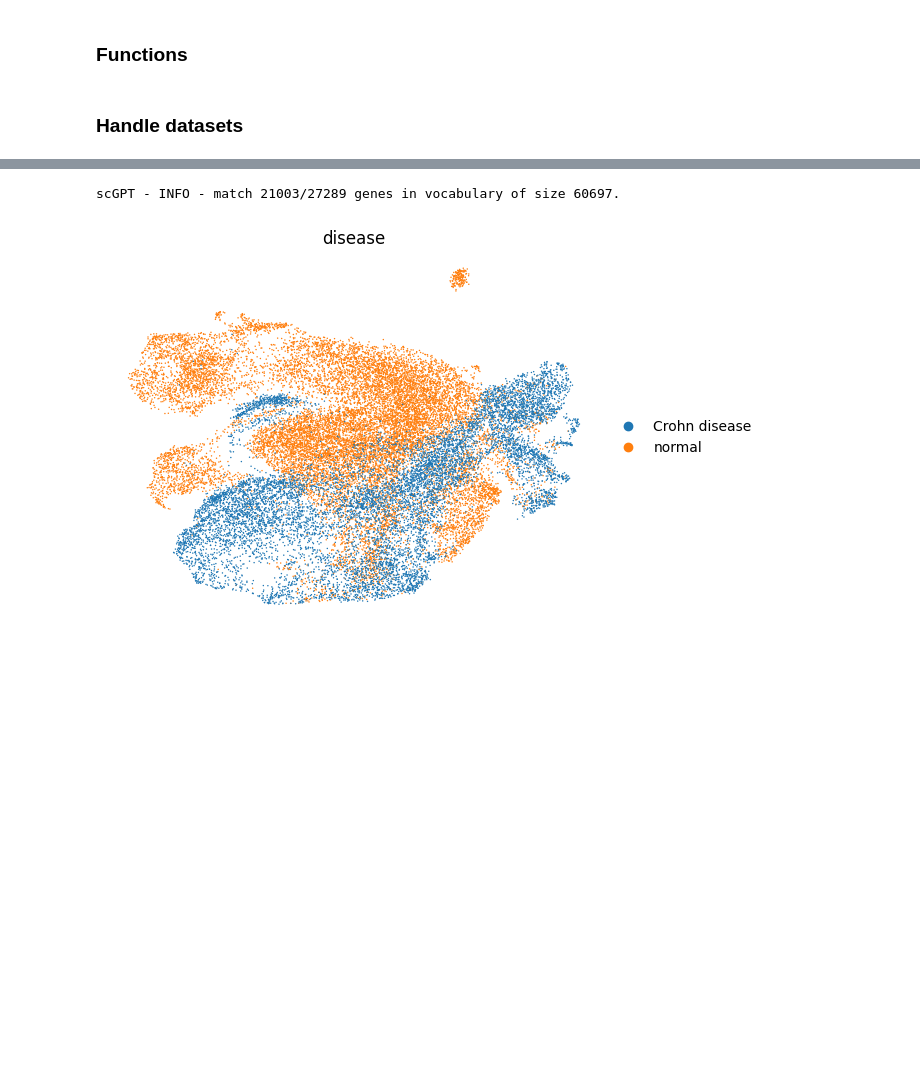
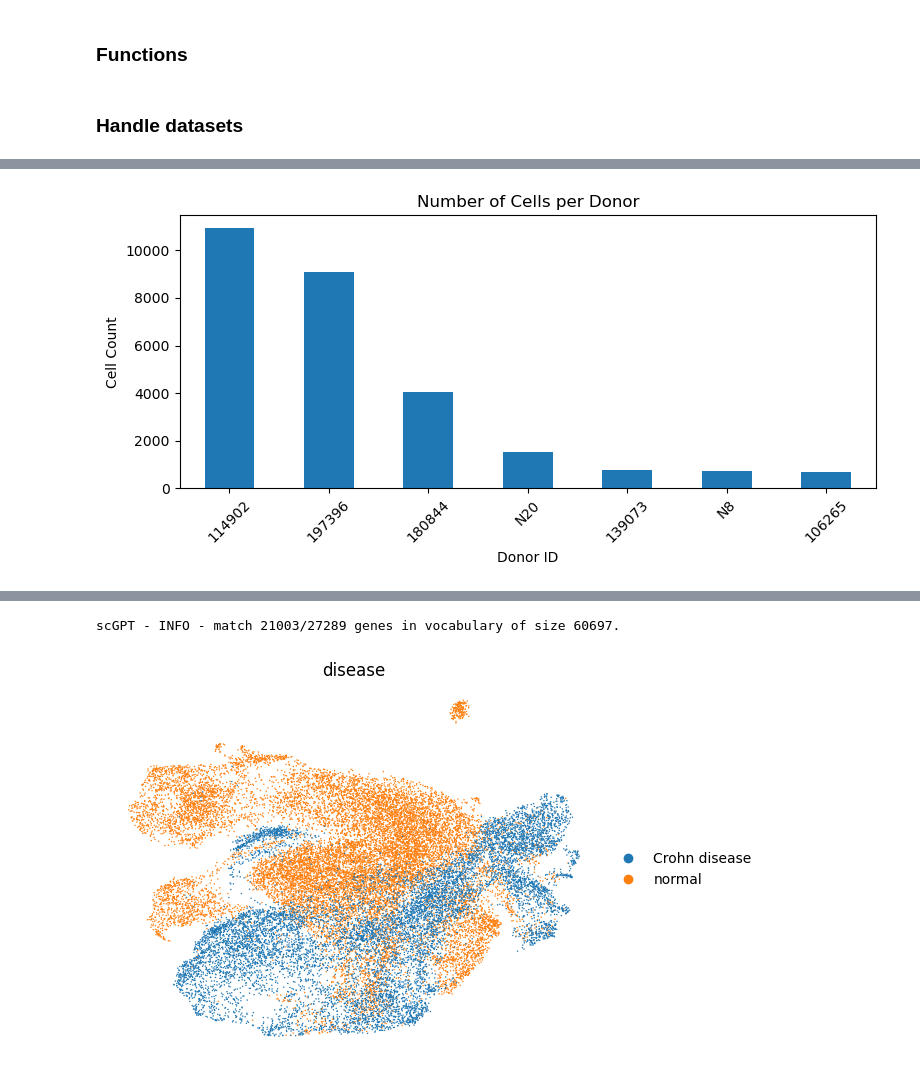
Before and after one commit to Maorb23/scGPT-niche, a Jupyter notebook: crohn_disease.ipynb, the cells around one changed output, grey strips where cells are left out. Drawn from its saved outputs; the diff is of its cells as text; code cells hidden in the pictures; blank space fills up the shorter version.

```diff
--- a/crohn_disease.ipynb
+++ b/crohn_disease.ipynb
@@ -107,0 +380,13 @@ colon_adata = disease_adata[colon_index, :]
+# %%
+import matplotlib.pyplot as plt
+donor_counts = colon_adata.obs['donor_id'].value_counts()
+plt.figure(figsize=(8, 4))
+donor_counts.plot(kind='bar')
+plt.title("Number of Cells per Donor")
+plt.xlabel("Donor ID")
+plt.ylabel("Cell Count")
+plt.xticks(rotation=45)
+plt.tight_layout()
+plt.show()
+# %% [output]
+[figure, added]
```
Also changed, not shown: parts of 23 cells of this notebook, 11 other files.
